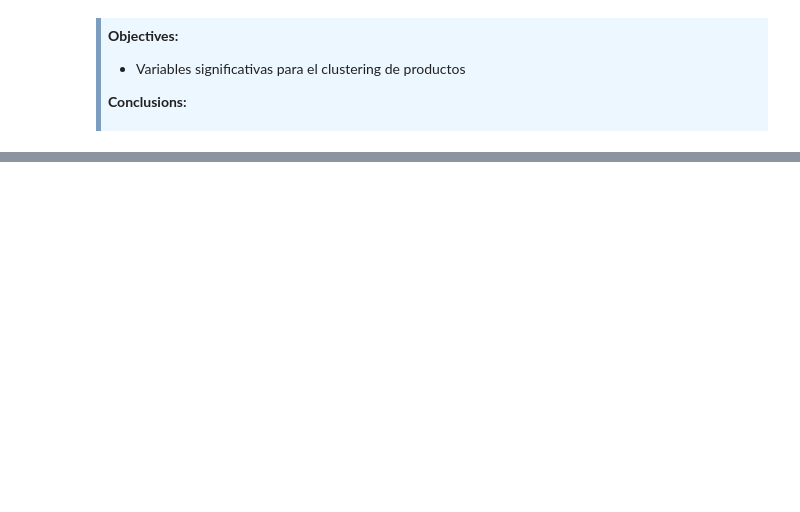
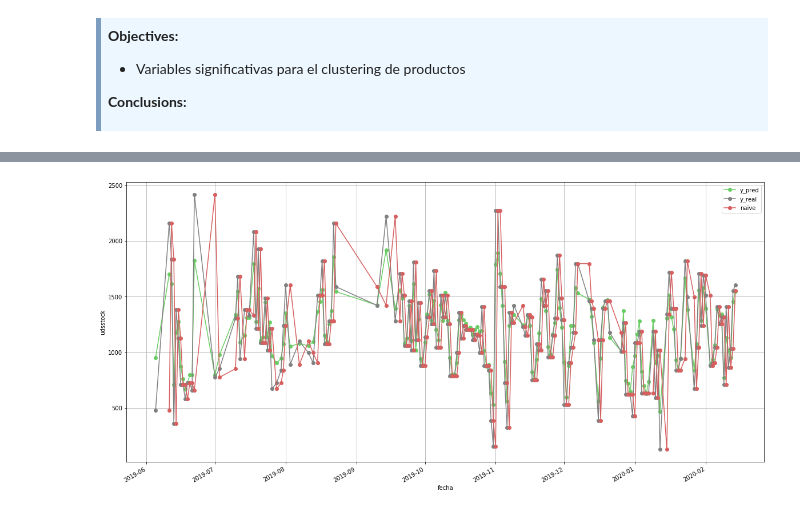
Before and after one commit to PLombao/TFM_StockForecast, a Jupyter notebook: notebooks/EDA_Grupo1.ipynb, the cells around one changed output, grey strips where cells are left out. Drawn from its saved outputs; the diff is of its cells as text; code cells hidden in the pictures; blank space fills up the shorter version.

```diff
--- a/notebooks/EDA_Grupo1.ipynb
+++ b/notebooks/EDA_Grupo1.ipynb
@@ -617,8 +86,0 @@ Data normalized. Data size: (175, 7)
-# %%
-pred_test = model._infer(test_x)
-
-predict_test = pd.DataFrame({"y_pred": pred_test, "y_real": np.array(test_y).reshape(-1)})
-
-predict_test["type"] = "test"
-
-predict = pd.concat([predict_train, predict_test])
@@ -669,0 +235,23 @@ data
+# %%
+
+
+def unit_train(data, productos, target="udsstock"):
+    tags = {"type":"monoproducto",
+            "base_model": "random_forest",
+            "target":target}
+    params = {"n_estimators":200}
+    predict_all = pd.DataFrame({})
+    for prod in productos:
+        tags["name"] = "PR" + prod
+
+        data_prod = data_producto(data, prod)
+
+        base_model = RandomForestRegressor(n_estimators=200)
+
+        _, _, predict = run(data_prod, target, base_model, params, tags)
+
+        predict_all = pd.concat([predict_all, predict])
+
+    return predict_all
+
+predict = unit_train(main_df, ["30"])
@@ -669,0 +327,4 @@ data
+# %%
+predict["naive"] = predict["y_real"].shift(1)
+
+predict
@@ -669,0 +345,7 @@ data
+# %%
+predict.loc[predict.type=="train"].set_index("fecha").plot(figsize=(20,10), color=["#6ACC65", "grey", "#D65F5F"],marker='o')
+plt.grid()
+plt.ylabel("udsstock")
+plt.savefig("reports/naive/prediction_train.png")
+# %% [output]
+[figure, added]
```
Also changed, not shown: parts of 53 cells of this notebook, 25 other files.
